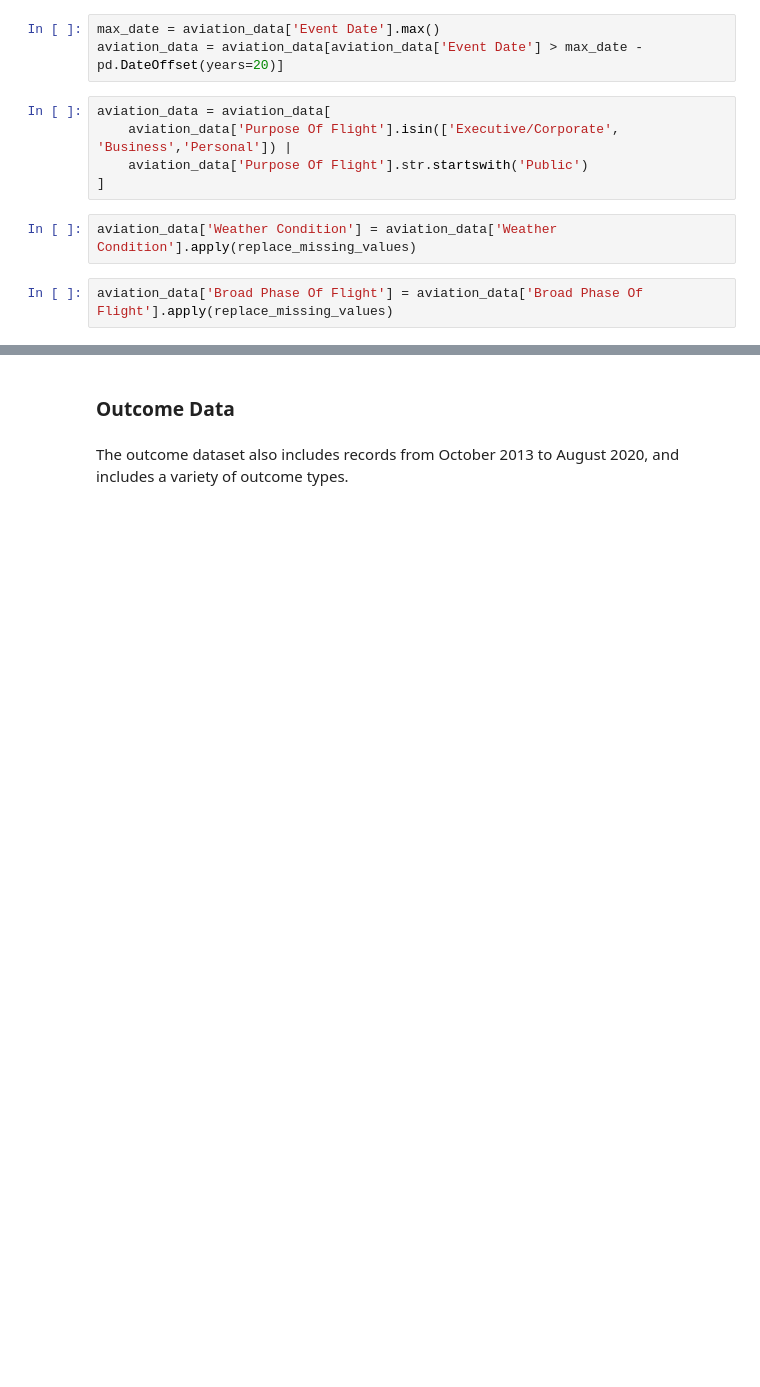
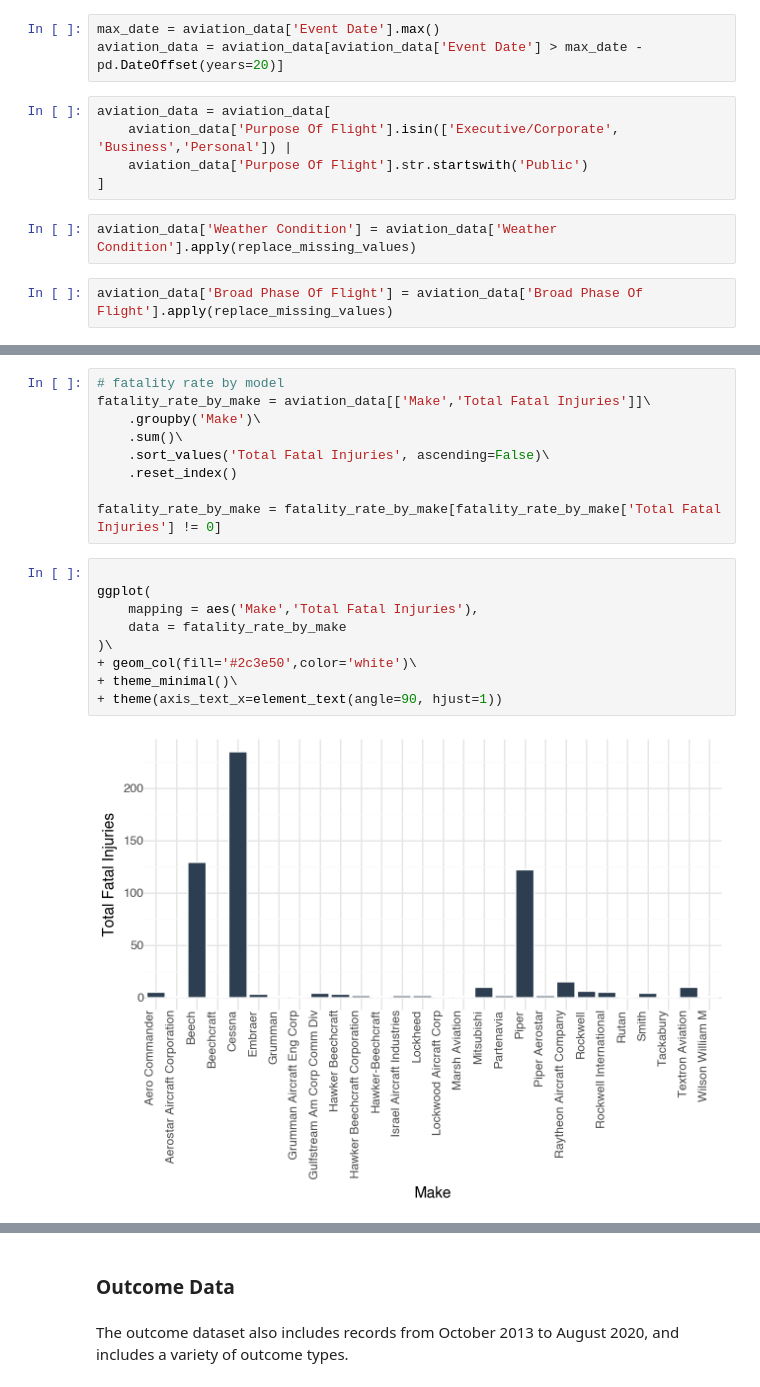
Before and after one commit to orcuncanlilar/aircraft-selection-strategy, a Jupyter notebook: aircraft_selection_strategy.ipynb, the cells around one changed output, grey strips where cells are left out. Cells and saved outputs as stored; diff of their text form; blank space fills up the shorter version.

```diff
--- a/aircraft_selection_strategy.ipynb
+++ b/aircraft_selection_strategy.ipynb
@@ -161,0 +208,20 @@ Name: Animal Type, dtype: int64
+# %%
+# fatality rate by model
+fatality_rate_by_make = aviation_data[['Make','Total Fatal Injuries']]\
+    .groupby('Make')\
+    .sum()\
+    .sort_values('Total Fatal Injuries', ascending=False)\
+    .reset_index()
+
+fatality_rate_by_make = fatality_rate_by_make[fatality_rate_by_make['Total Fatal Injuries'] != 0]
+# %%
+
+ggplot(
+    mapping = aes('Make','Total Fatal Injuries'),
+    data = fatality_rate_by_make
+)\
++ geom_col(fill='#2c3e50',color='white')\
++ theme_minimal()\
++ theme(axis_text_x=element_text(angle=90, hjust=1))
+# %% [output]
+[figure, added]
```
Also changed, not shown: parts of 81 cells of this notebook, 3 other files.
